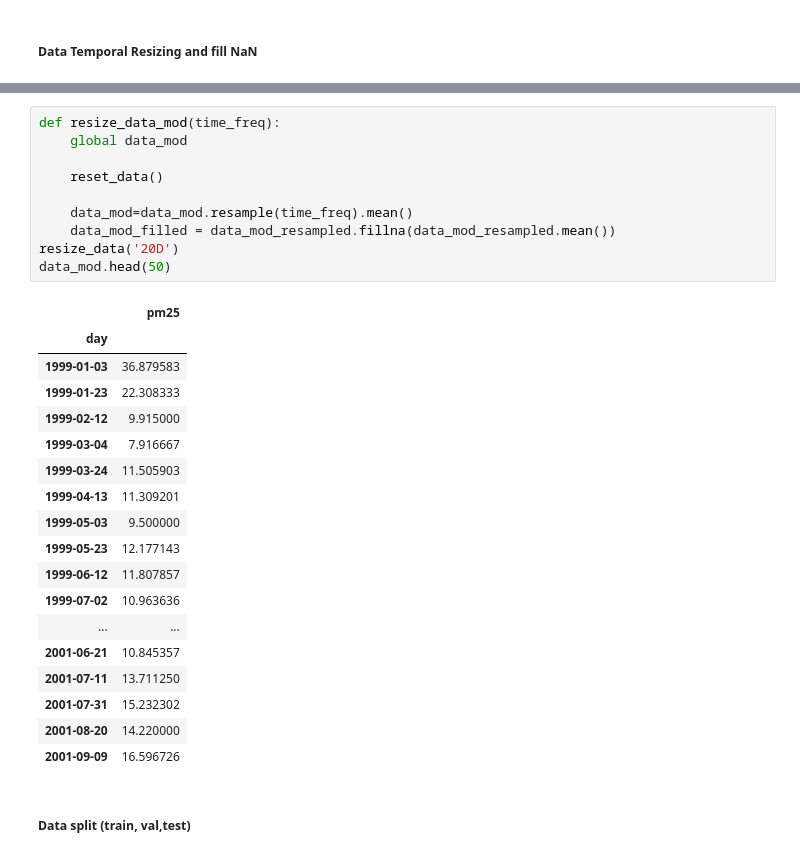
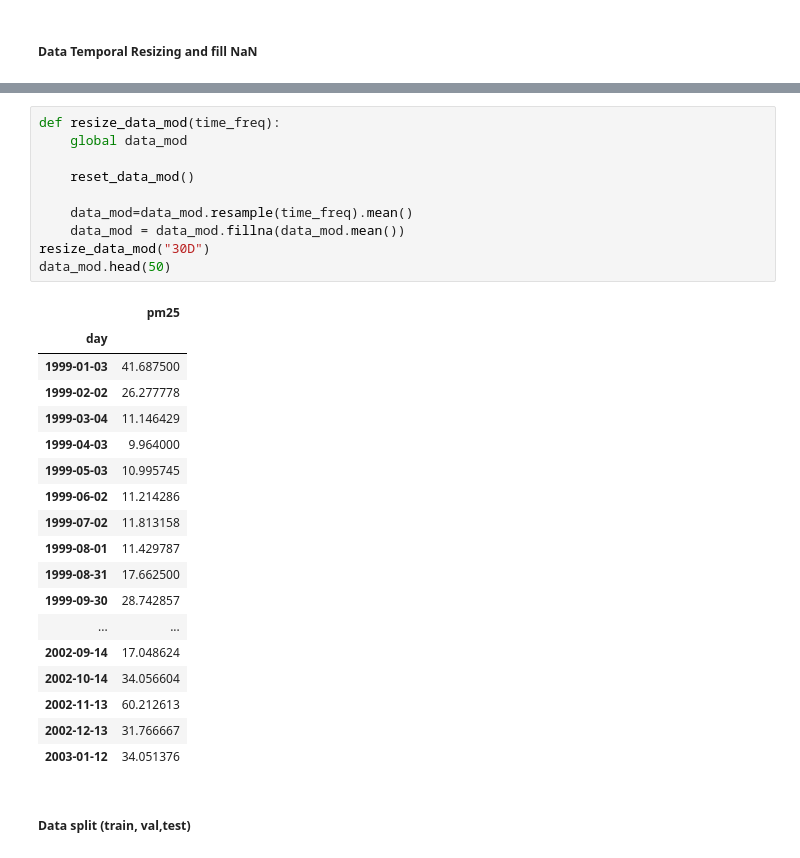
Before and after one commit to alexspf/bk_pm25_pred, a Jupyter notebook: best_cut.ipynb, the cells around one changed output, grey strips where cells are left out. Drawn from its saved outputs; the diff is of its cells as text.

```diff
--- a/best_cut.ipynb
+++ b/best_cut.ipynb
@@ -107,32 +107,32 @@ A coluna 'pm25' contém valores NaN.
 # %%
 def resize_data_mod(time_freq):
     global data_mod
 
-    reset_data()
+    reset_data_mod()
 
     data_mod=data_mod.resample(time_freq).mean()
-    data_mod_filled = data_mod_resampled.fillna(data_mod_resampled.mean())
-resize_data('20D')
+    data_mod = data_mod.fillna(data_mod.mean())
+resize_data_mod("30D")
 data_mod.head(50)
 # %% [output]
 |  | pm25 |
 | day |  |
-| 1999-01-03 | 36.879583 |
-| 1999-01-23 | 22.308333 |
-| 1999-02-12 | 9.915000 |
-| 1999-03-04 | 7.916667 |
-| 1999-03-24 | 11.505903 |
-| 1999-04-13 | 11.309201 |
-| 1999-05-03 | 9.500000 |
-| 1999-05-23 | 12.177143 |
-| 1999-06-12 | 11.807857 |
-| 1999-07-02 | 10.963636 |
+| 1999-01-03 | 41.687500 |
+| 1999-02-02 | 26.277778 |
+| 1999-03-04 | 11.146429 |
+| 1999-04-03 | 9.964000 |
+| 1999-05-03 | 10.995745 |
+| 1999-06-02 | 11.214286 |
+| 1999-07-02 | 11.813158 |
+| 1999-08-01 | 11.429787 |
+| 1999-08-31 | 17.662500 |
+| 1999-09-30 | 28.742857 |
 | ... | ... |
-| 2001-06-21 | 10.845357 |
-| 2001-07-11 | 13.711250 |
-| 2001-07-31 | 15.232302 |
-| 2001-08-20 | 14.220000 |
-| 2001-09-09 | 16.596726 |
+| 2002-09-14 | 17.048624 |
+| 2002-10-14 | 34.056604 |
+| 2002-11-13 | 60.212613 |
+| 2002-12-13 | 31.766667 |
+| 2003-01-12 | 34.051376 |
 # %% [markdown]
 ##### Data split (train, val,test)
 # %% [markdown]
```
Also changed, not shown: parts of 14 cells of this notebook, 1 other file.
